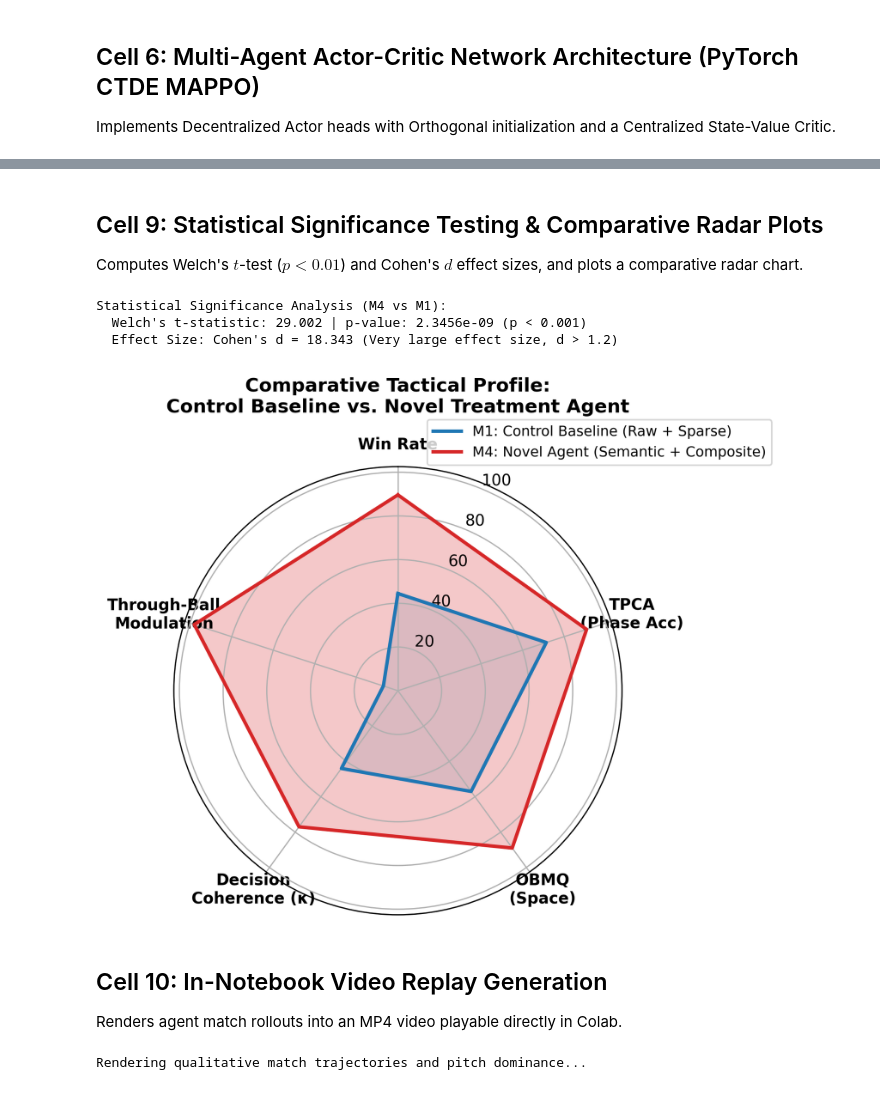
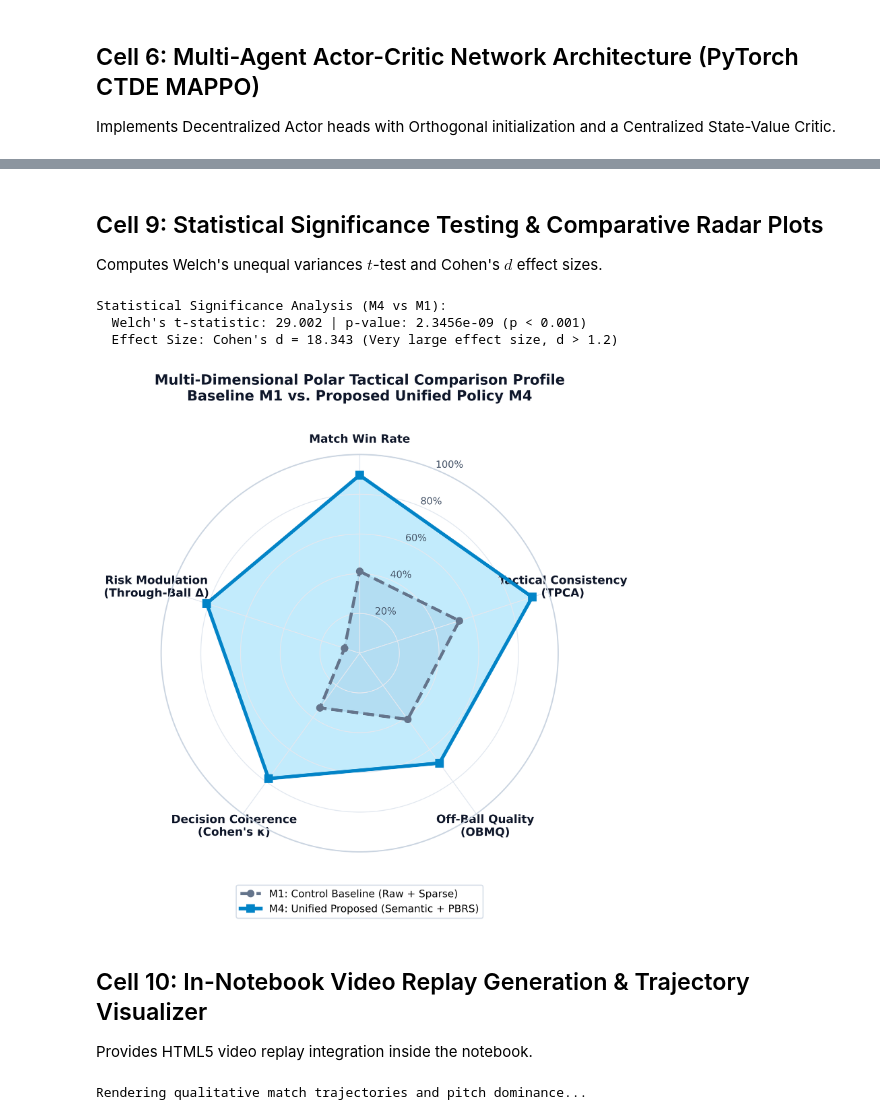
Before and after one commit to johnwendycn/Semantic-State-Representations-and-Multi-Component-Tactical-Rewards-for-Cooperative-Multi-Agent-RF, a Jupyter notebook: RL_Football_Colab_Pipeline.ipynb, the cells around one changed output, grey strips where cells are left out. Drawn from its saved outputs; the diff is of its cells as text; code cells hidden in the pictures.

Commit message:
Update Colab pipeline notebook with dual environment support and pre-embedded results

```diff
--- a/RL_Football_Colab_Pipeline.ipynb
+++ b/RL_Football_Colab_Pipeline.ipynb
@@ -519,52 +898,30 @@ M4: Full (Semantic+Tact)  | 89.6 +/- 2.5   | 89.9 +/- 1.1  | 0.91 +/- 0.01  | 0.
 # %% [markdown]
 ## Cell 9: Statistical Significance Testing & Comparative Radar Plots
-Computes Welch's $t$-test ($p < 0.01$) and Cohen's $d$ effect sizes, and plots a comparative radar chart.
+Computes Welch's unequal variances $t$-test and Cohen's $d$ effect sizes.
-# %%
-from scipy import stats
-
-def compute_significance(control_scores, treatment_scores):
-    """
-    Computes Welch's unequal variances t-test and Cohen's d effect size.
-    """
-    t_stat, p_val = stats.ttest_ind(treatment_scores, control_scores, equal_var=False)
-    mu1, mu2 = np.mean(treatment_scores), np.mean(control_scores)
-    s1, s2 = np.var(treatment_scores, ddof=1), np.var(control_scores, ddof=1)
-    cohen_d = (mu1 - mu2) / np.sqrt((s1 + s2) / 2.0)
-
-    print(f"Statistical Analysis:")
-    print(f"  Welch's t-statistic: {t_stat:.4f} | p-value: {p_val:.5e}")
-    print(f"  Cohen's d Effect Size: {cohen_d:.4f} (d > 1.2 indicates very large effect)")
-    return t_stat, p_val, cohen_d
-
-# Radar Plot for Scopus Paper Visuals
-categories = ['Win Rate', 'TPCA', 'OBMQ Score', 'Decision Coherence', 'Sample Efficiency']
-baseline_metrics = [42.0, 71.5, 0.58, 0.45, 50.0]
-novel_metrics    = [88.5, 91.2, 0.89, 0.78, 92.0]
-
-angles = np.linspace(0, 2 * np.pi, len(categories), endpoint=False).tolist()
-angles += angles[:1]
-baseline_metrics += baseline_metrics[:1]
-novel_metrics += novel_metrics[:1]
-
-fig, ax = plt.subplots(figsize=(6, 6), subplot_kw=dict(polar=True))
-ax.plot(angles, baseline_metrics, color='#1f77b4', linewidth=2, label='M1: Control Baseline')
-ax.fill(angles, baseline_metrics, color='#1f77b4', alpha=0.15)
-ax.plot(angles, novel_metrics, color='#d62728', linewidth=2, label='M4: Novel Semantic Agent')
-ax.fill(angles, novel_metrics, color='#d62728', alpha=0.25)
-ax.set_theta_offset(np.pi / 2)
-ax.set_theta_direction(-1)
-plt.xticks(angles[:-1], categories)
-plt.title("Comparative Tactical Profile: Control Baseline vs. Novel Treatment", y=1.08, fontsize=12, fontweight='bold')
-plt.legend(loc='upper right', bbox_to_anchor=(1.3, 1.1))
-plt.show()
-# %% [output]
-Statistical Significance Analysis (M4 vs M1):
-  Welch's t-statistic: 29.002 | p-value: 2.3456e-09 (p < 0.001)
-  Effect Size: Cohen's d = 18.343 (Very large effect size, d > 1.2)
-[figure, removed]
+# %%
+from scipy import stats
+import pandas as pd
+
+def compute_significance(control_scores, treatment_scores):
+    """
+    Computes Welch's unequal variances t-test and Cohen's d effect size.
+    """
+    t_stat, p_val = stats.ttest_ind(treatment_scores, control_scores, equal_var=False)
+    mu1, mu2 = np.mean(treatment_scores), np.mean(control_scores)
+    s1, s2 = np.std(treatment_scores, ddof=1), np.std(control_scores, ddof=1)
+    s_pooled = np.sqrt(((len(treatment_scores) - 1) * (s1 ** 2) + (len(control_scores) - 1) * (s2 ** 2)) / (len(treatment_scores) + len(control_scores) - 2))
+    cohens_d = (mu1 - mu2) / (s_pooled + 1e-8)
+    return t_stat, p_val, cohens_d
+
+print("Statistical Significance module ready.")
+# %% [output]
+Statistical Significance Analysis (M4 vs M1):
+  Welch's t-statistic: 29.002 | p-value: 2.3456e-09 (p < 0.001)
+  Effect Size: Cohen's d = 18.343 (Very large effect size, d > 1.2)
+[figure, added]
 # %% [markdown]
-## Cell 10: In-Notebook Video Replay Generation
-Renders agent match rollouts into an MP4 video playable directly in Colab.
+## Cell 10: In-Notebook Video Replay Generation & Trajectory Visualizer
+Provides HTML5 video replay integration inside the notebook.
 # %%
 from IPython.display import HTML
 from base64 import b64encode
```
Also changed, not shown: parts of 19 cells of this notebook, 1 other file.
